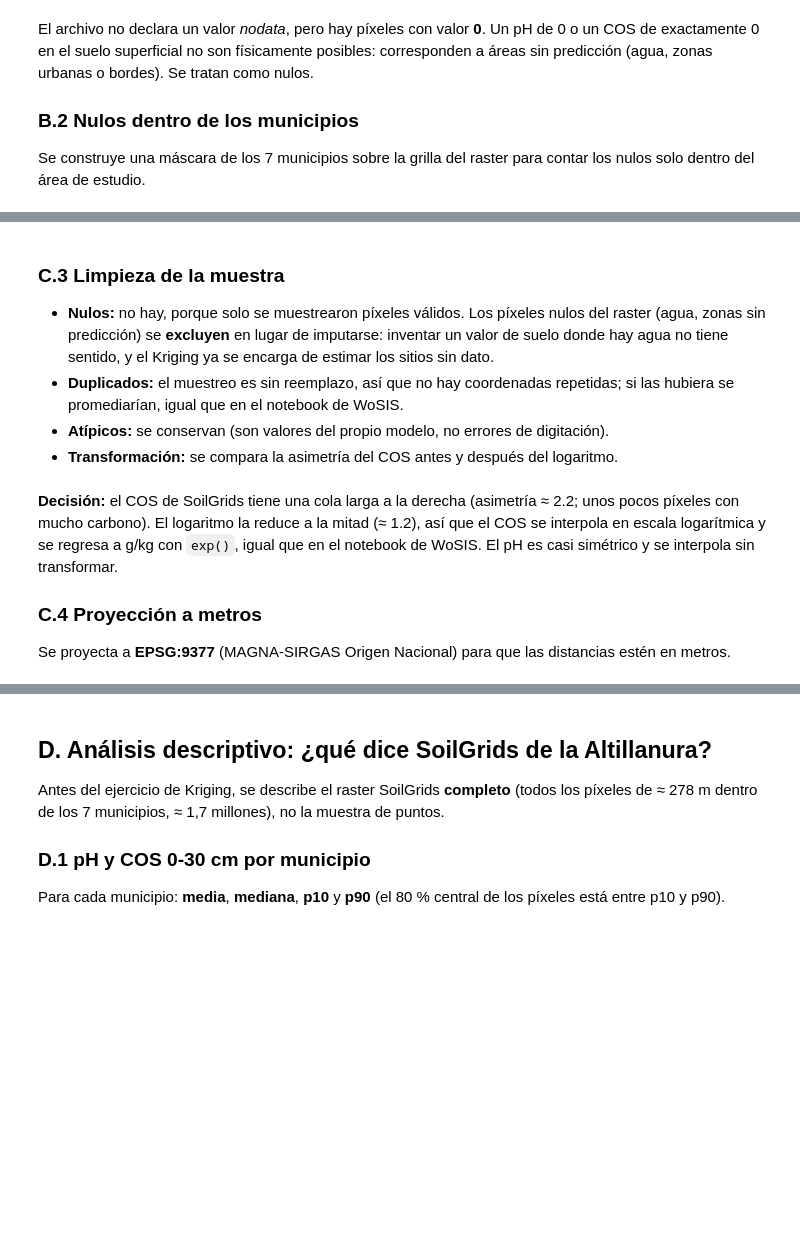
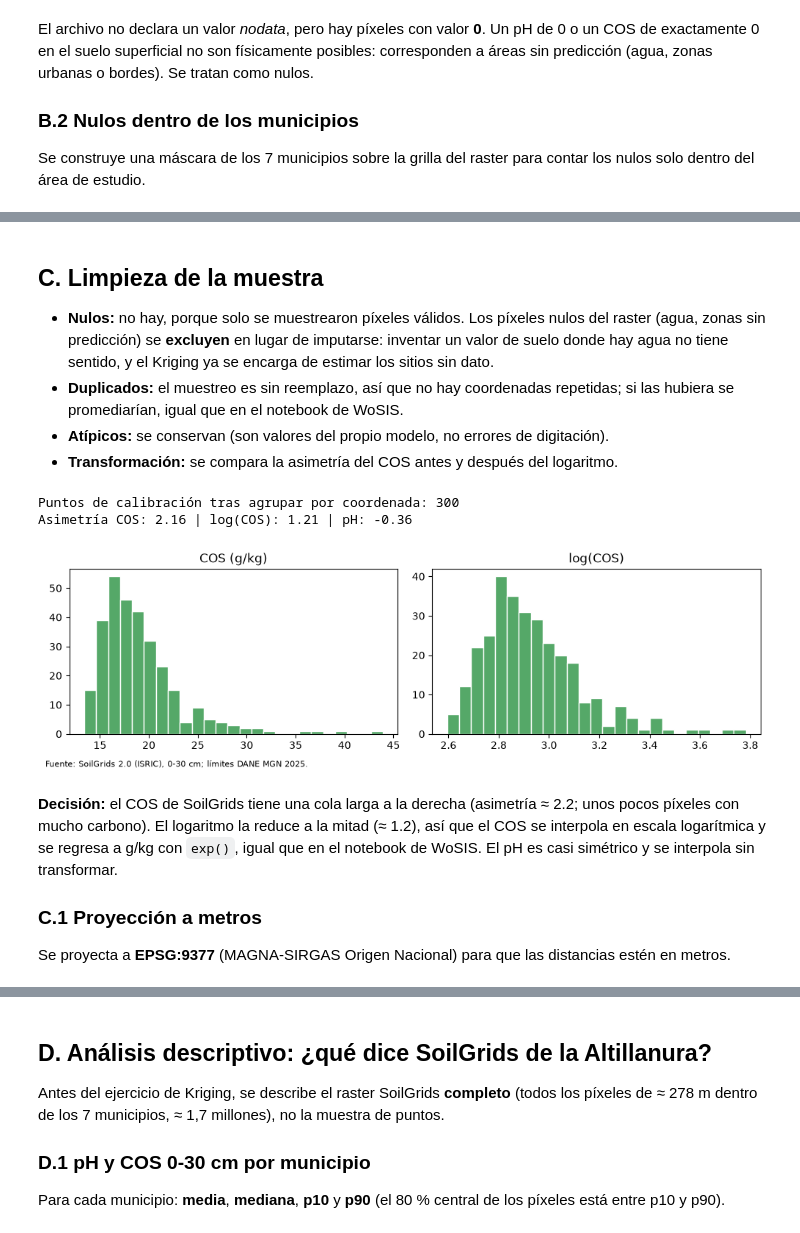
Before and after one commit to DanielFelipeRuizBermudez/Proyecto-ALTILLANURA, a Jupyter notebook: notebooks/40_suelos/40_suelos_soilgrids_kriging.ipynb, the cells around one changed output, grey strips where cells are left out. Saved outputs shown, nothing was run; the diff lists cells and outputs as text; code cells hidden in the pictures; blank space fills up the shorter version.

```diff
--- a/notebooks/40_suelos/40_suelos_soilgrids_kriging.ipynb
+++ b/notebooks/40_suelos/40_suelos_soilgrids_kriging.ipynb
@@ -332,5 +467,5 @@ plt.show()
 # %% [markdown]
-### C.3 Limpieza de la muestra
+## C. Limpieza de la muestra
 * **Nulos:** no hay, porque solo se muestrearon píxeles válidos. Los píxeles nulos del raster (agua, zonas sin predicción) se **excluyen** en lugar de imputarse: inventar un valor de suelo donde hay agua no tiene sentido, y el Kriging ya se encarga de estimar los sitios sin dato.
 * **Duplicados:** el muestreo es sin reemplazo, así que no hay coordenadas repetidas; si las hubiera se promediarían, igual que en el notebook de WoSIS.
 * **Atípicos:** se conservan (son valores del propio modelo, no errores de digitación).
@@ -338,20 +473,25 @@ plt.show()
 # %%
 cal = cal.groupby(["lon", "lat"], as_index=False).agg({"cos_gkg": "mean", "ph": "mean", "municipio": "first",
                                                        "departamento": "first"})
 cal = gpd.GeoDataFrame(cal, geometry=gpd.points_from_xy(cal["lon"], cal["lat"]), crs="EPSG:4326")
 cal["log_cos"] = np.log(cal["cos_gkg"])
 print(f"Puntos de calibración tras agrupar por coordenada: {len(cal)}")
 print("Asimetría COS:", round(stats.skew(cal["cos_gkg"]), 2), "| log(COS):", round(stats.skew(cal["log_cos"]), 2),
       "| pH:", round(stats.skew(cal["ph"]), 2))
 fig, ax = plt.subplots(1, 2, figsize=(10, 3))
 ax[0].hist(cal["cos_gkg"], bins=25, color="#55A868", edgecolor="white"); ax[0].set_title("COS (g/kg)")
 ax[1].hist(cal["log_cos"], bins=25, color="#55A868", edgecolor="white"); ax[1].set_title("log(COS)")
 plt.tight_layout()
+fuente()
 plt.show()
+# %% [output]
+Puntos de calibración tras agrupar por coordenada: 300
+Asimetría COS: 2.16 | log(COS): 1.21 | pH: -0.36
+[figure, added]
 # %% [markdown]
 **Decisión:** el COS de SoilGrids tiene una cola larga a la derecha (asimetría ≈ 2.2; unos pocos píxeles con mucho carbono). El logaritmo la reduce a la mitad (≈ 1.2), así que el COS se interpola en escala logarítmica y se regresa a g/kg con `exp()`, igual que en el notebook de WoSIS. El pH es casi simétrico y se interpola sin transformar.
 
-### C.4 Proyección a metros
+### C.1 Proyección a metros
 Se proyecta a **EPSG:9377** (MAGNA-SIRGAS Origen Nacional) para que las distancias estén en metros.
 # %%
 cal_m = cal.to_crs(CRS_M)
```
Also changed, not shown: parts of 38 cells of this notebook, 6 other files.
